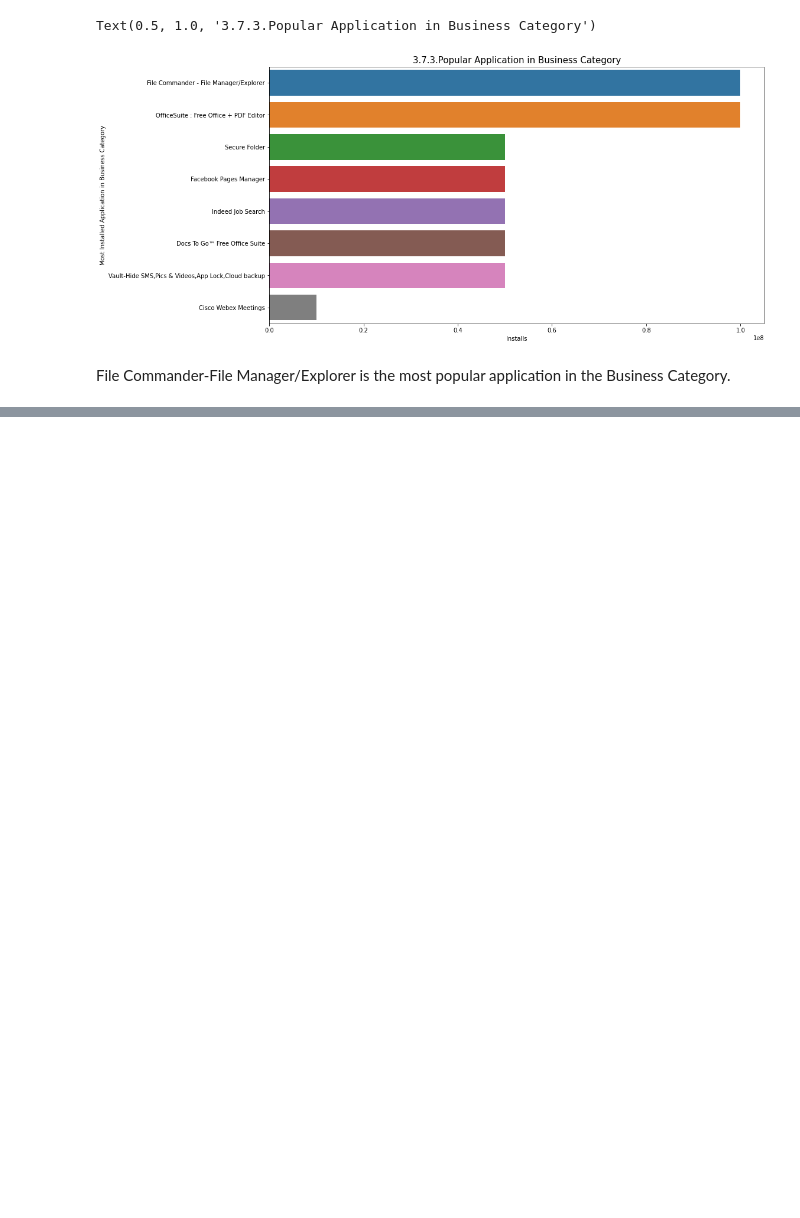
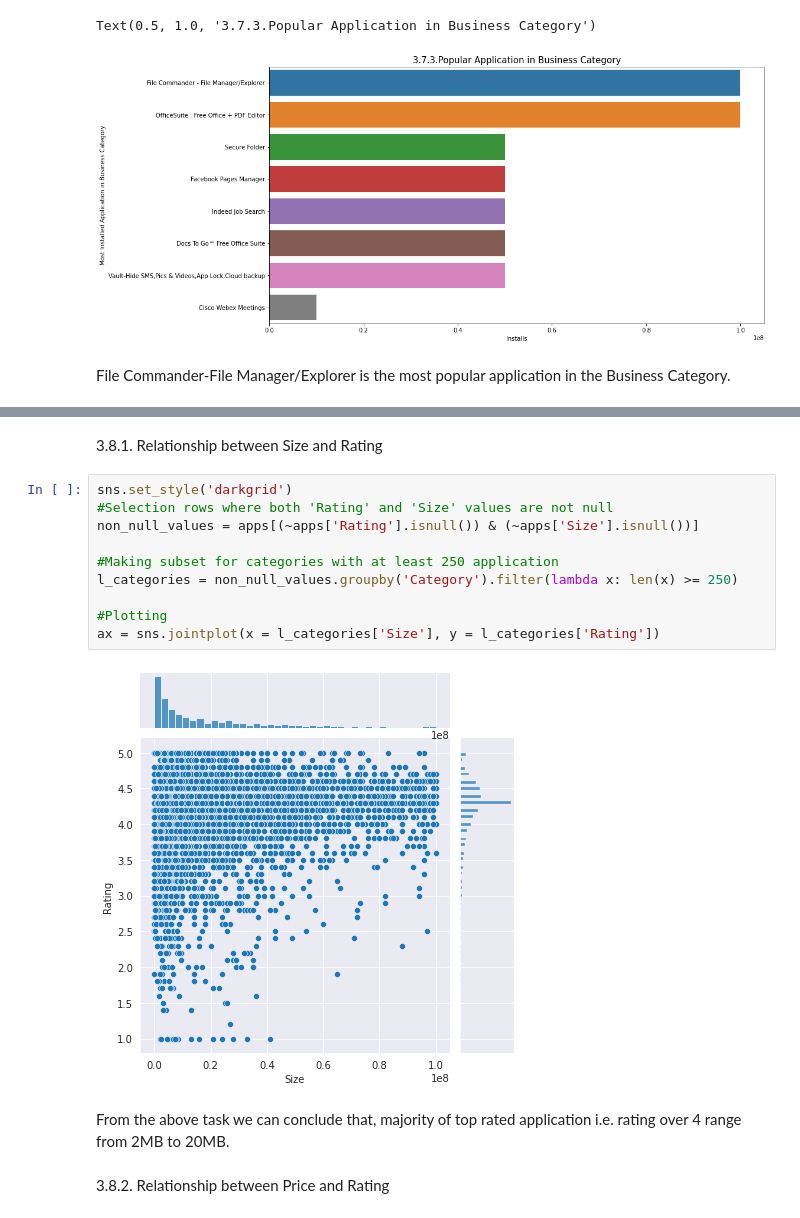
Before and after one commit to AkshatHotCode/playstoreappreview_eda, a Jupyter notebook: Akshat_Rajvanshi_Play_Store_App_Review_Analysis_Capstone_Project.ipynb, the cells around one changed output, grey strips where cells are left out. Cells and saved outputs as stored; diff of their text form; blank space fills up the shorter version.

```diff
--- a/Akshat_Rajvanshi_Play_Store_App_Review_Analysis_Capstone_Project.ipynb
+++ b/Akshat_Rajvanshi_Play_Store_App_Review_Analysis_Capstone_Project.ipynb
@@ -481,0 +487,18 @@ File Commander-File Manager/Explorer is the most popular application in the Busi
+# %% [markdown]
+3.8.1. Relationship between Size and Rating
+# %%
+sns.set_style('darkgrid')
+#Selection rows where both 'Rating' and 'Size' values are not null
+non_null_values = apps[(~apps['Rating'].isnull()) & (~apps['Size'].isnull())]
+
+#Making subset for categories with at least 250 application
+l_categories = non_null_values.groupby('Category').filter(lambda x: len(x) >= 250)
+
+#Plotting
+ax = sns.jointplot(x = l_categories['Size'], y = l_categories['Rating'])
+# %% [output]
+[figure, added]
+# %% [markdown]
+From the above task we can conclude that, majority of top rated application i.e. rating over 4 range from 2MB to 20MB.
+# %% [markdown]
+3.8.2. Relationship between Price and Rating
```
Also changed, not shown: parts of 7 cells of this notebook.
